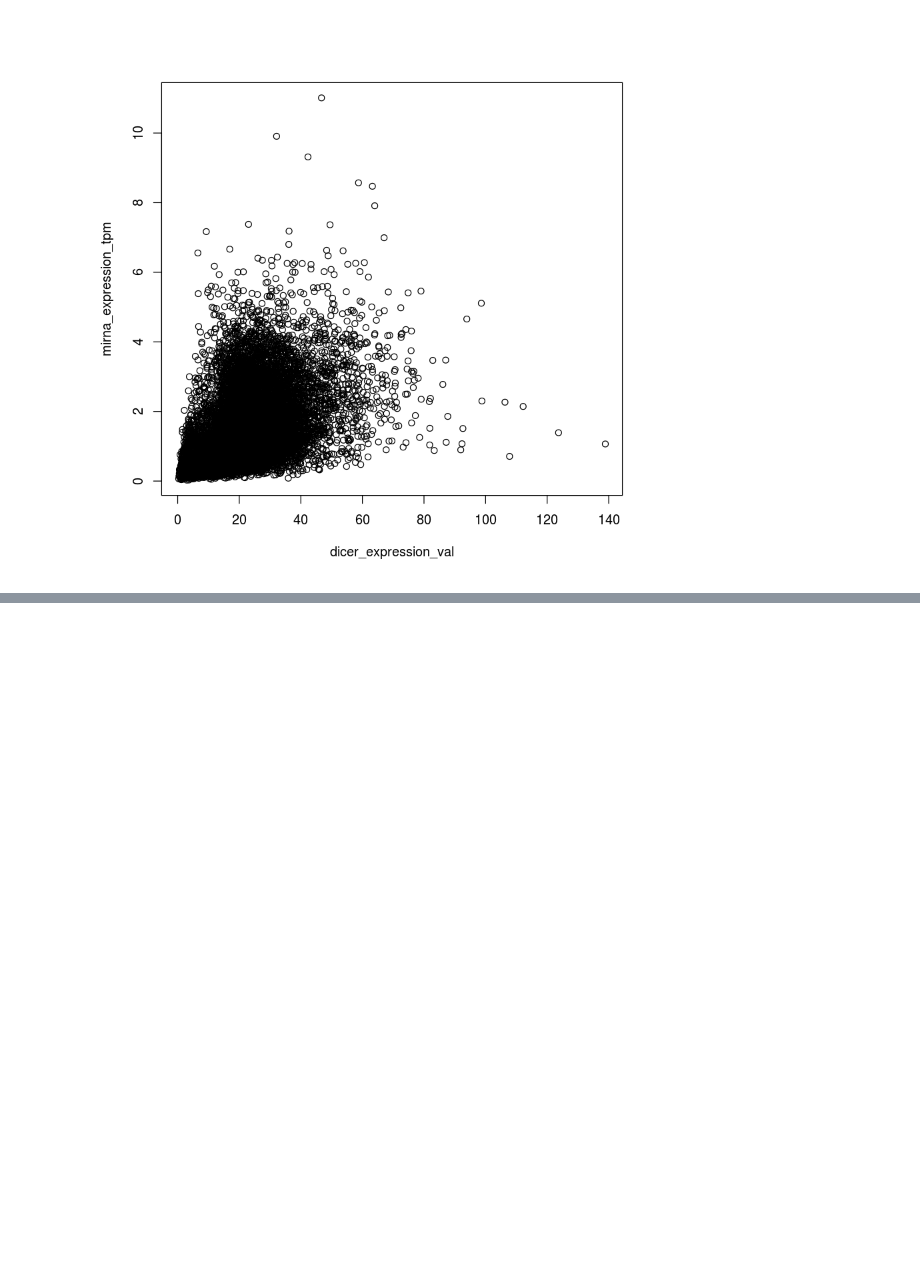
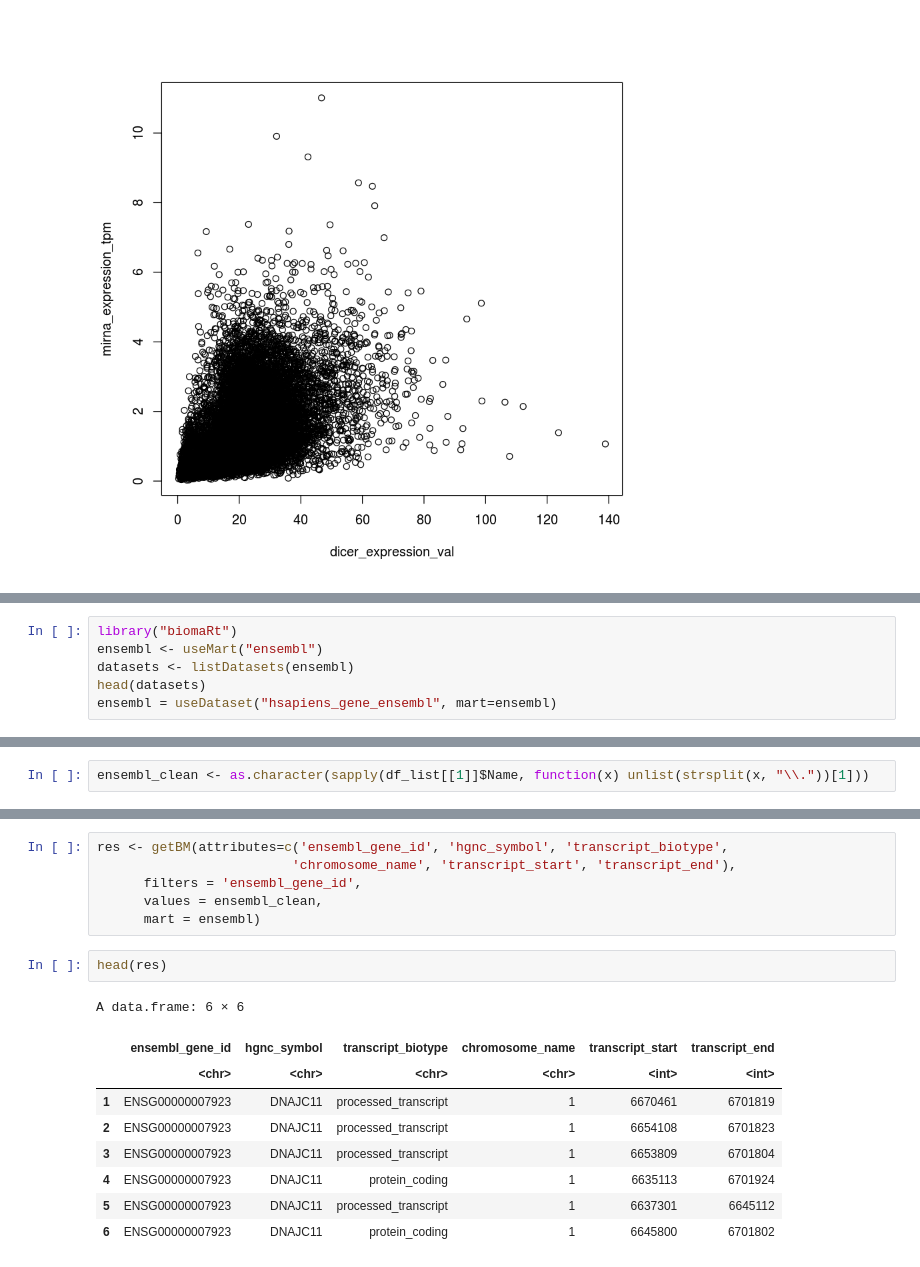
Before and after one commit to Joker-Jerome/utmost_update, a Jupyter notebook: code/R/expression_adjustment_miRNA.ipynb, the cells around one changed output, grey strips where cells are left out. Cells and saved outputs as stored; diff of their text form; blank space fills up the shorter version.

```diff
--- a/code/R/expression_adjustment_miRNA.ipynb
+++ b/code/R/expression_adjustment_miRNA.ipynb
@@ -426,0 +745,6 @@ dicer_miRNA(698)
+# %%
+library("biomaRt")
+ensembl <- useMart("ensembl")
+datasets <- listDatasets(ensembl)
+head(datasets)
+ensembl = useDataset("hsapiens_gene_ensembl", mart=ensembl)
@@ -426,0 +791,2 @@ dicer_miRNA(698)
+# %%
+ensembl_clean <- as.character(sapply(df_list[[1]]$Name, function(x) unlist(strsplit(x, "\\."))[1]))
@@ -426,0 +807,18 @@ dicer_miRNA(698)
+# %%
+res <- getBM(attributes=c('ensembl_gene_id', 'hgnc_symbol', 'transcript_biotype',
+                         'chromosome_name', 'transcript_start', 'transcript_end'),
+      filters = 'ensembl_gene_id',
+      values = ensembl_clean,
+      mart = ensembl)
+# %%
+head(res)
+# %% [output]
+A data.frame: 6 × 6
+|  | ensembl_gene_id | hgnc_symbol | transcript_biotype | chromosome_name | transcript_start | transcript_end |
+|  | <chr> | <chr> | <chr> | <chr> | <int> | <int> |
+| 1 | ENSG00000007923 | DNAJC11 | processed_transcript | 1 | 6670461 | 6701819 |
+| 2 | ENSG00000007923 | DNAJC11 | processed_transcript | 1 | 6654108 | 6701823 |
+| 3 | ENSG00000007923 | DNAJC11 | processed_transcript | 1 | 6653809 | 6701804 |
+| 4 | ENSG00000007923 | DNAJC11 | protein_coding | 1 | 6635113 | 6701924 |
+| 5 | ENSG00000007923 | DNAJC11 | processed_transcript | 1 | 6637301 | 6645112 |
+| 6 | ENSG00000007923 | DNAJC11 | protein_coding | 1 | 6645800 | 6701802 |
```
Also changed, not shown: parts of 87 cells of this notebook, 6 other files.
